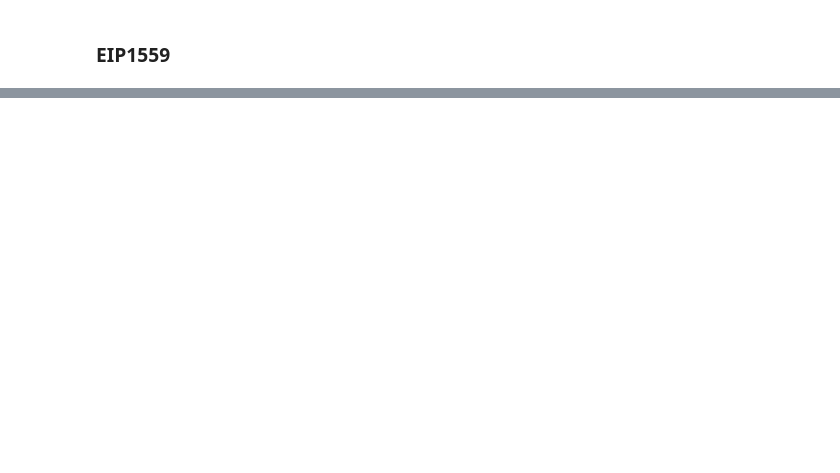
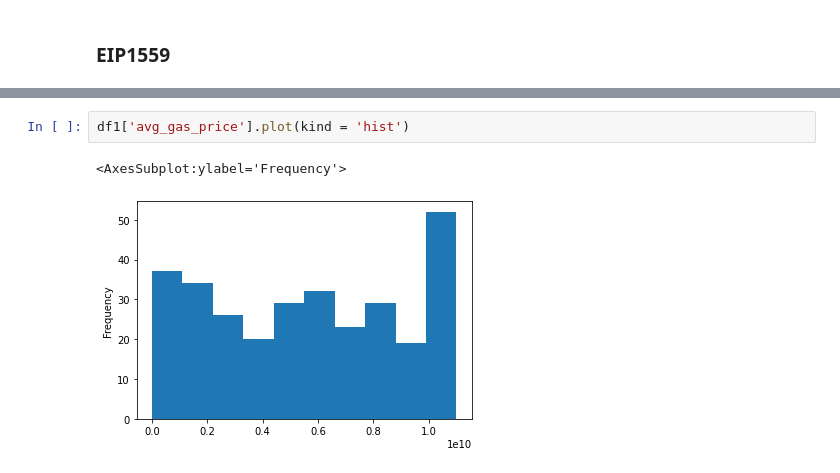
Before and after one commit to SHSR2001/abm1559, a Jupyter notebook: sma_project/main_notebook.ipynb, the cells around one changed output, grey strips where cells are left out. Drawn from its saved outputs; the diff is of its cells as text; blank space fills up the shorter version.

```diff
--- a/sma_project/main_notebook.ipynb
+++ b/sma_project/main_notebook.ipynb
@@ -284,0 +490,5 @@ df2
+# %%
+df1['avg_gas_price'].plot(kind = 'hist')
+# %% [output]
+<AxesSubplot:ylabel='Frequency'>
+[figure, added]
```
Also changed, not shown: parts of 48 cells of this notebook.
